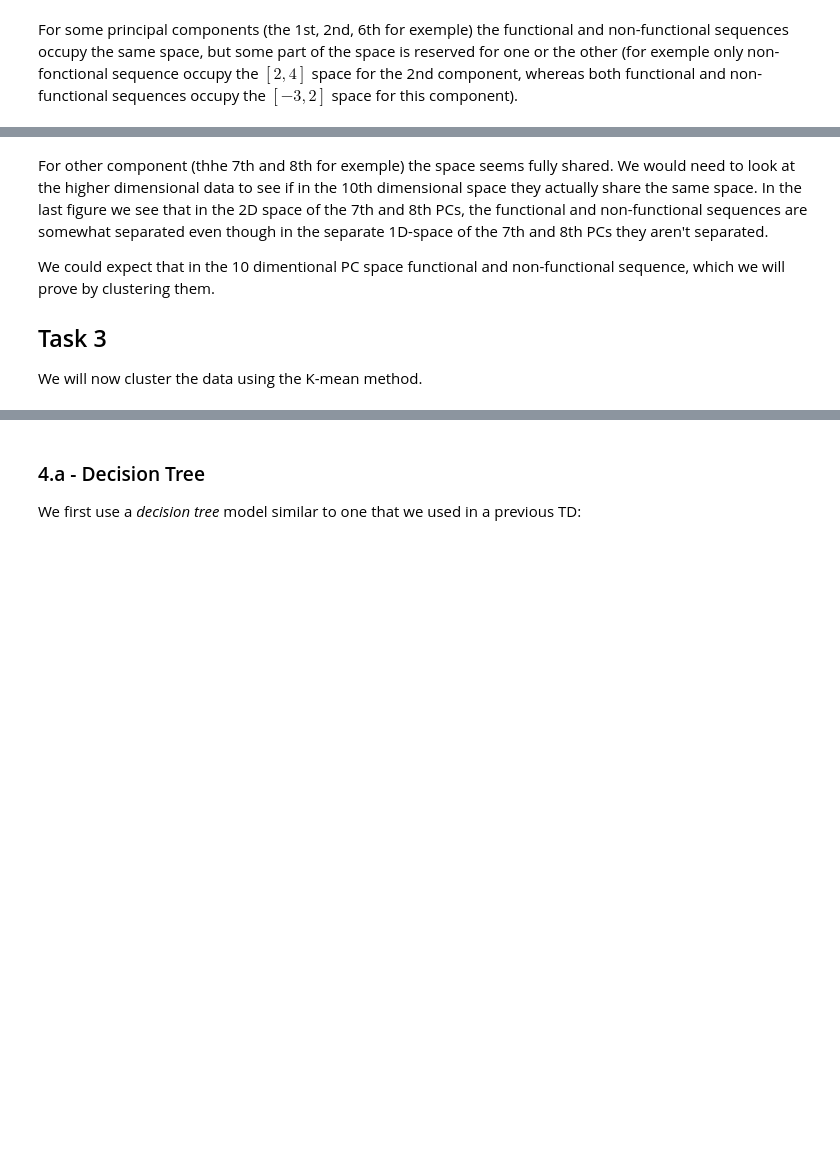
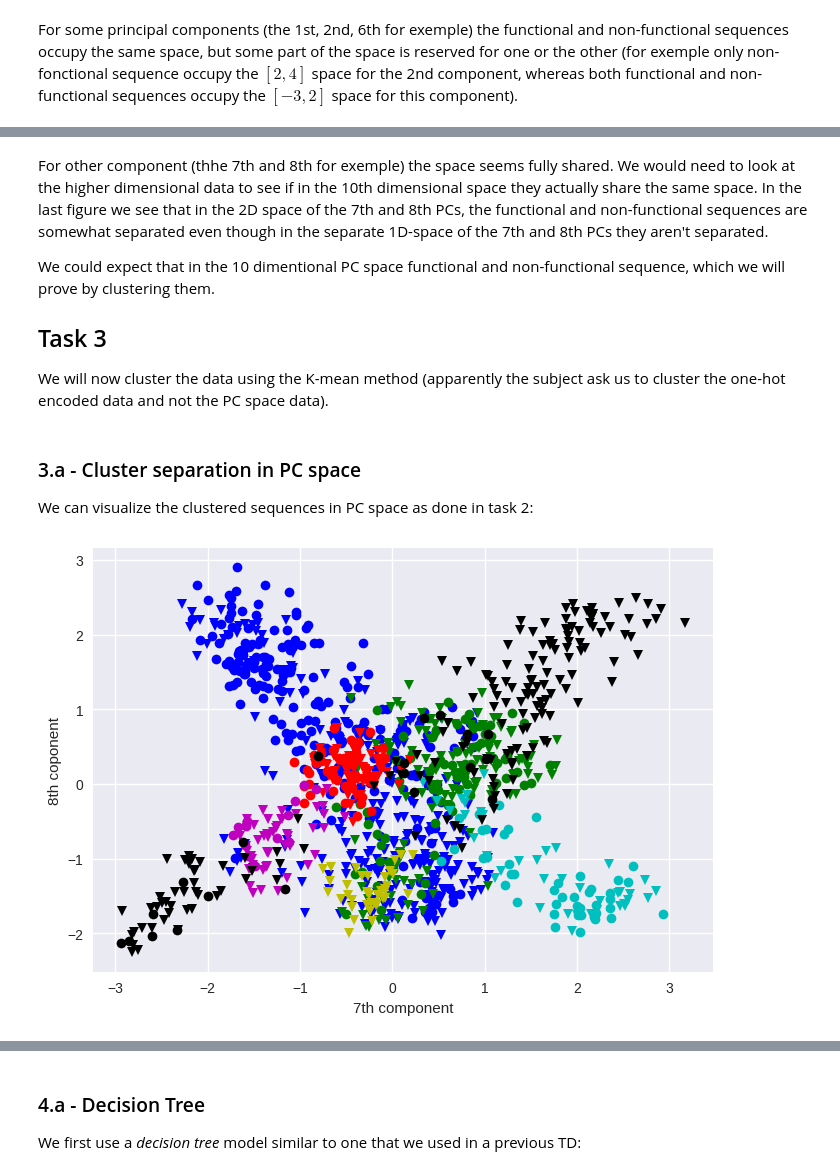
Before and after one commit to jolatechno/cours-ENS, a Jupyter notebook: cours/M2/machine_learning/PCS_CompSci_Project/project_joseph_touzet.ipynb, the cells around one changed output, grey strips where cells are left out. Cells and saved outputs as stored; diff of their text form; code cells hidden in the pictures; blank space fills up the shorter version.

```diff
--- a/cours/M2/machine_learning/PCS_CompSci_Project/project_joseph_touzet.ipynb
+++ b/cours/M2/machine_learning/PCS_CompSci_Project/project_joseph_touzet.ipynb
@@ -91,9 +107,12 @@ We will no apply PCA to the _one-hot encoded_ natural dataset to reduce its dime
 # %%
 X_nat = np.array([datum["hot_encoded_sequence"] for datum in data_nat])
 X_art = np.array([datum["hot_encoded_sequence"] for datum in data_art])
+
+functionality_nat = np.array([datum["functional"] for datum in data_nat])
+functionality_art = np.array([datum["functional"] for datum in data_art])
 # %%
 n_components = 15
-pca = PCA(n_components=n_components)
-eigen_values  = pca.fit_transform(X_nat)
-eigen_vectors = pca.components_
+model_pca = PCA(n_components=n_components)
+
+eigen_values_nat  = model_pca.fit_transform(X_nat)
 # %%
@@ -159,11 +176,35 @@ We could expect that in the 10 dimentional PC space functional and non-functiona
 
 ## Task 3
 
-We will now cluster the data using the K-mean method.
+We will now cluster the data using the K-mean method (apparently the subject ask us to cluster the one-hot encoded data and not the PC space data).
 # %%
 %%capture
-n_cluster = 50
+n_cluster = 7 #so we have enough matplotlib colors
 
-est = KMeans(n_cluster)
-est.fit(X_nat)
-clustering = est.predict(X_nat)
+model_cluster = KMeans(n_cluster)
+model_cluster.fit(X_nat)
+clustering = model_cluster.predict(X_nat)
+# %% [markdown]
+### 3.a - Cluster separation in PC space
+
+We can visualize the clustered sequences in PC space as done in task 2:
+# %%
+n1, n2 = 6, 7
+
+colors = ["b", "g", "r", "c", "m", "y", "k"]
+for cluster in range(n_cluster):
+    cluster_mask          = [cluster_idx == cluster for cluster_idx in clustering]
+    X_cluster             = X_nat[cluster_mask]
+    eigen_values_cluster  = model_pca.transform(X_cluster)
+
+    cluster_functionality               = functionality_nat[cluster_mask]
+    eigen_values_cluster_functional     = eigen_values_cluster[               cluster_functionality ]
+    eigen_values_cluster_non_functional = eigen_values_cluster[np.logical_not(cluster_functionality)]
+
+    plt.plot(eigen_values_cluster_functional    [:,n1], eigen_values_cluster_functional    [:,n2], colors[cluster]+"o")
+    plt.plot(eigen_values_cluster_non_functional[:,n1], eigen_values_cluster_non_functional[:,n2], colors[cluster]+"v")
+
+_ = plt.xlabel(f"{n1+1}th component")
+_ = plt.ylabel(f"{n2+1}th coponent")
+# %% [output]
+[figure, added]
```
Also changed, not shown: parts of 28 cells of this notebook, 1 other file.
